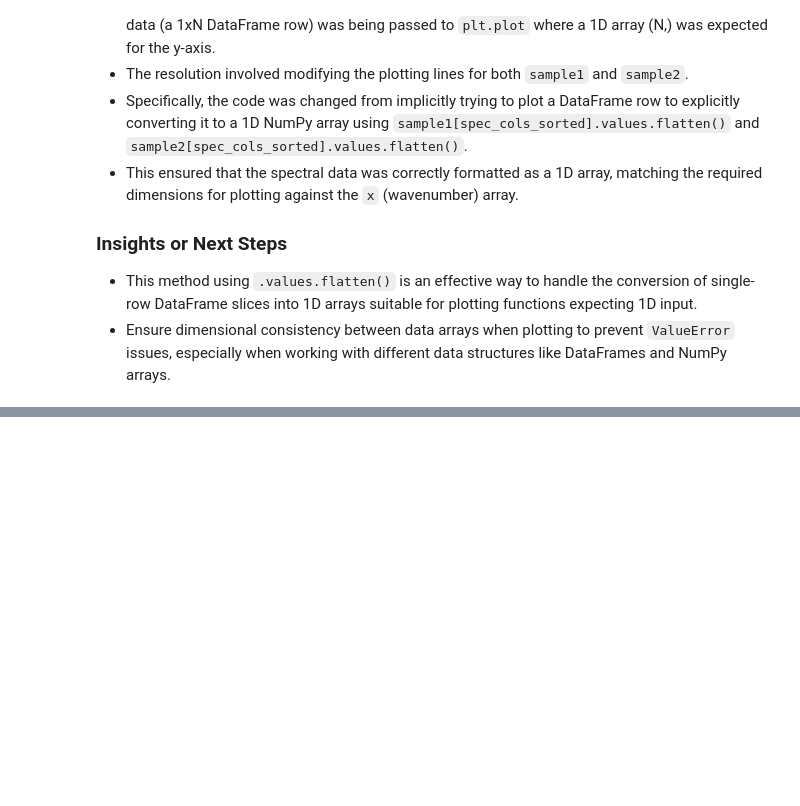
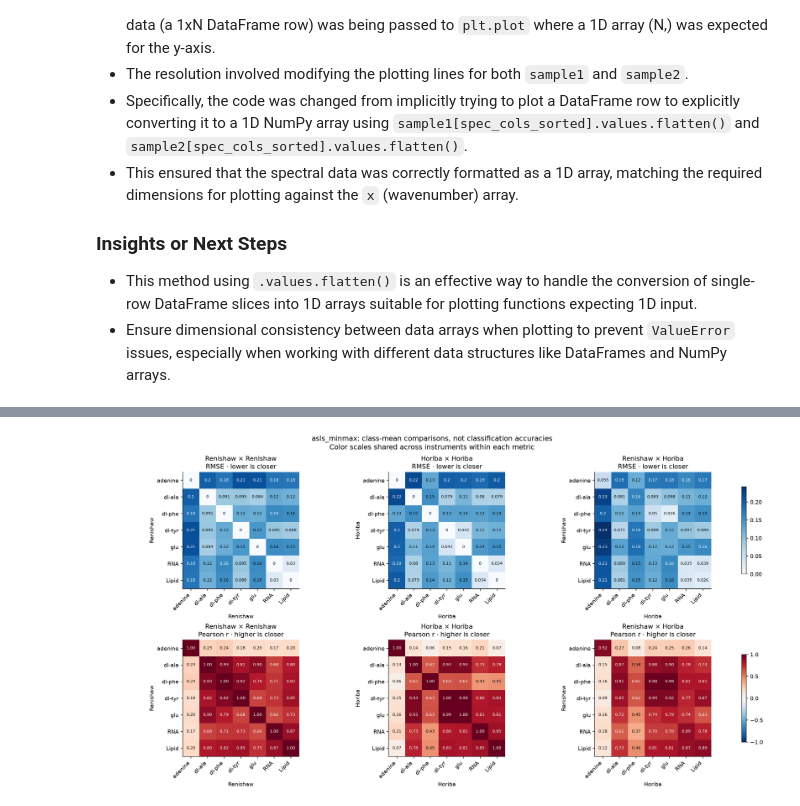
Before and after one commit to chickeneater11/raman-transformer-testing, a Jupyter notebook: fmkcl_transformer.ipynb, the cells around one changed output, grey strips where cells are left out. Drawn from its saved outputs; the diff is of its cells as text; code cells hidden in the pictures; blank space fills up the shorter version.

```diff
--- a/fmkcl_transformer.ipynb
+++ b/fmkcl_transformer.ipynb
@@ -3360,0 +3508,17 @@ plt.show()
+# %%
+show_diagnostic("distance_matrices", width=1400)
+diag_distances = pd.read_csv(DIAG_OUT / f"{DIAG_VIEW}_distances.csv")
+diag_cross = diag_distances.query("instrument_a == 'Renishaw' and instrument_b == 'Horiba'")
+diag_nearest = []
+for molecule in sd.CLASSES:
+    matches = diag_cross.loc[diag_cross["class_b"] == molecule]
+    by_rmse = matches.sort_values("rmse", kind="stable").iloc[0]
+    by_shape = matches.sort_values("pearson_r", ascending=False, kind="stable").iloc[0]
+    own = matches.loc[matches["class_a"] == molecule].iloc[0]
+    diag_nearest.append({"Horiba molecule": molecule, "closest Renishaw mean (RMSE)": by_rmse.class_a,
+                         "own RMSE": own.rmse, "closest RMSE": by_rmse.rmse,
+                         "closest Renishaw mean (shape)": by_shape.class_a,
+                         "own correlation": own.pearson_r, "best correlation": by_shape.pearson_r})
+display(pd.DataFrame(diag_nearest).round(4))
+# %% [output]
+[figure, added]
```
Also changed, not shown: parts of 17 cells of this notebook, 5 other files.
